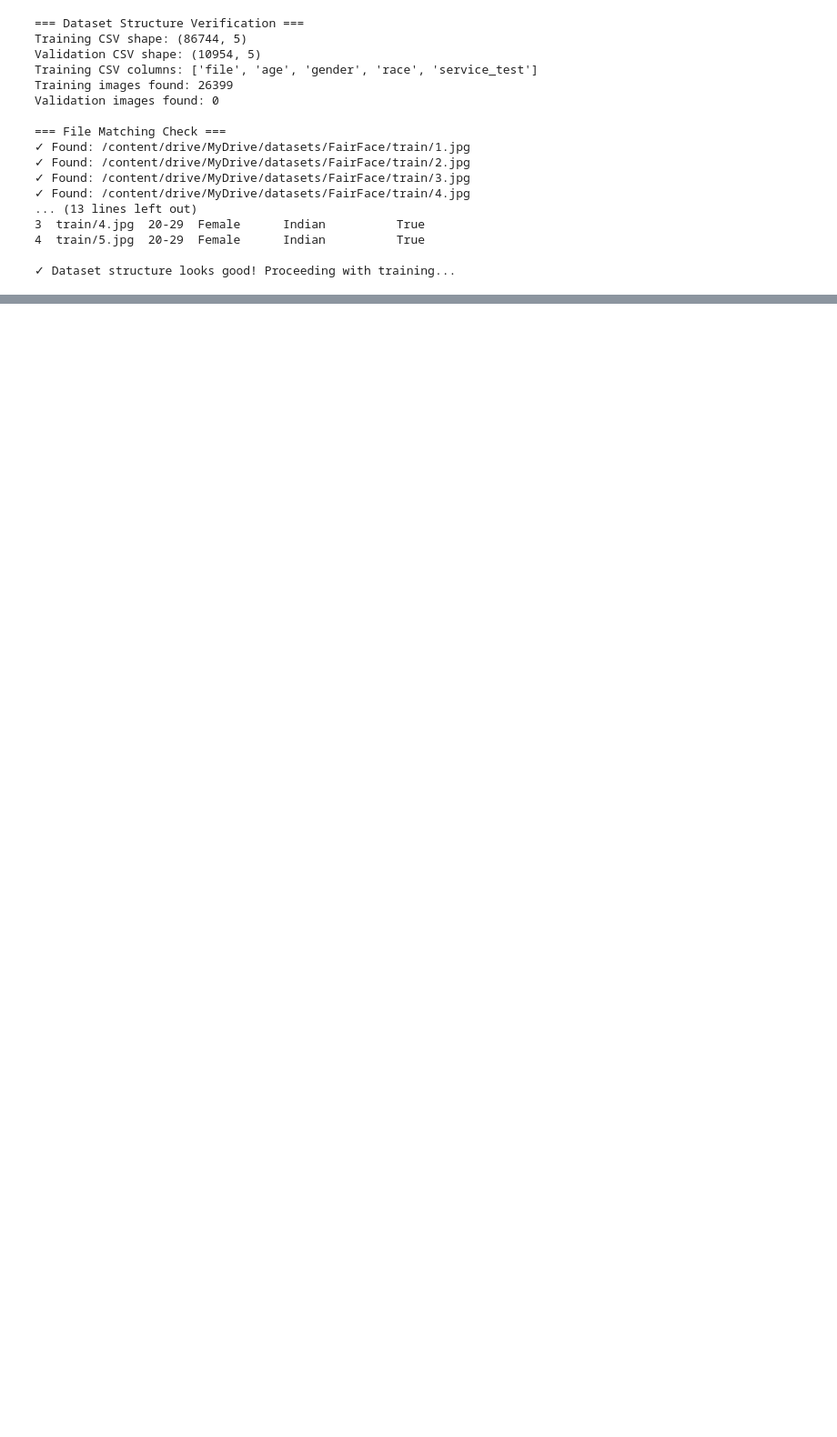
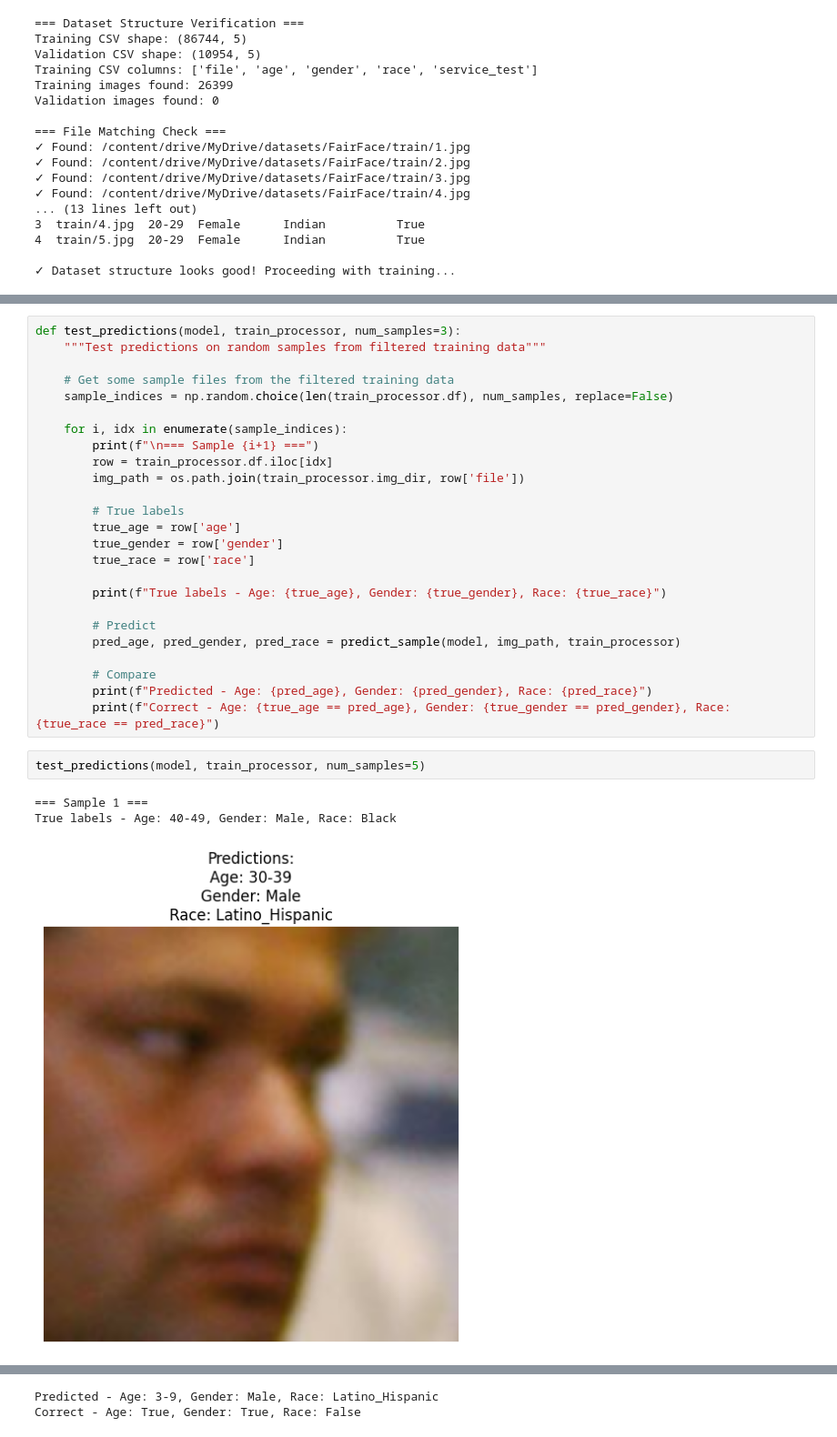
Before and after one commit to ayobami7/face_recognition_model, a Jupyter notebook: fairface_facenet.ipynb, the cells around one changed output, grey strips where cells are left out. Shown at 91% size. Drawn from its saved outputs; the diff is of its cells as text; blank space fills up the shorter version.

Commit message:
updated model

```diff
--- a/fairface_facenet.ipynb
+++ b/fairface_facenet.ipynb
@@ -654,0 +700,31 @@ predict_sample(model, sample_img)
+# %%
+def test_predictions(model, train_processor, num_samples=3):
+    """Test predictions on random samples from filtered training data"""
+
+    # Get some sample files from the filtered training data
+    sample_indices = np.random.choice(len(train_processor.df), num_samples, replace=False)
+
+    for i, idx in enumerate(sample_indices):
+        print(f"\n=== Sample {i+1} ===")
+        row = train_processor.df.iloc[idx]
+        img_path = os.path.join(train_processor.img_dir, row['file'])
+
+        # True labels
+        true_age = row['age']
+        true_gender = row['gender']
+        true_race = row['race']
+
+        print(f"True labels - Age: {true_age}, Gender: {true_gender}, Race: {true_race}")
+
+        # Predict
+        pred_age, pred_gender, pred_race = predict_sample(model, img_path, train_processor)
+
+        # Compare
+        print(f"Predicted - Age: {pred_age}, Gender: {pred_gender}, Race: {pred_race}")
+        print(f"Correct - Age: {true_age == pred_age}, Gender: {true_gender == pred_gender}, Race: {true_race == pred_race}")
+# %%
+test_predictions(model, train_processor, num_samples=5)
+# %% [output]
+=== Sample 1 ===
+True labels - Age: 40-49, Gender: Male, Race: Black
+[figure, added]
@@ -654,0 +755,2 @@ predict_sample(model, sample_img)
+Predicted - Age: 3-9, Gender: Male, Race: Latino_Hispanic
+Correct - Age: True, Gender: True, Race: False
```
Also changed, not shown: parts of 10 cells of this notebook.
